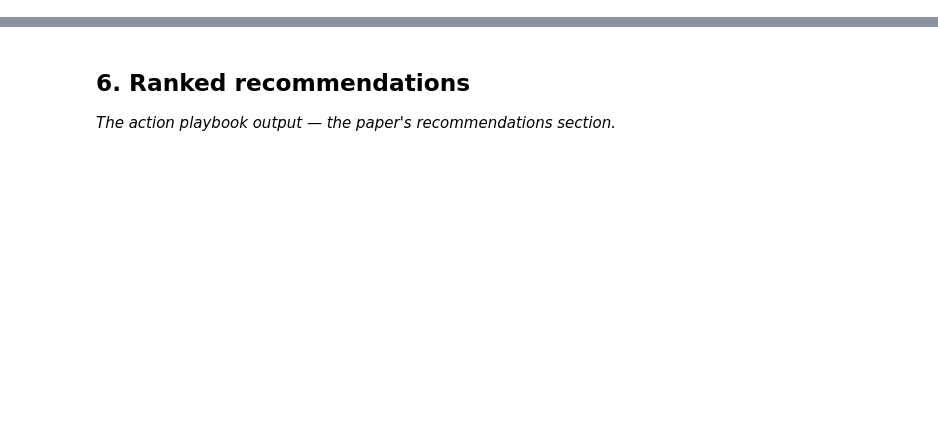
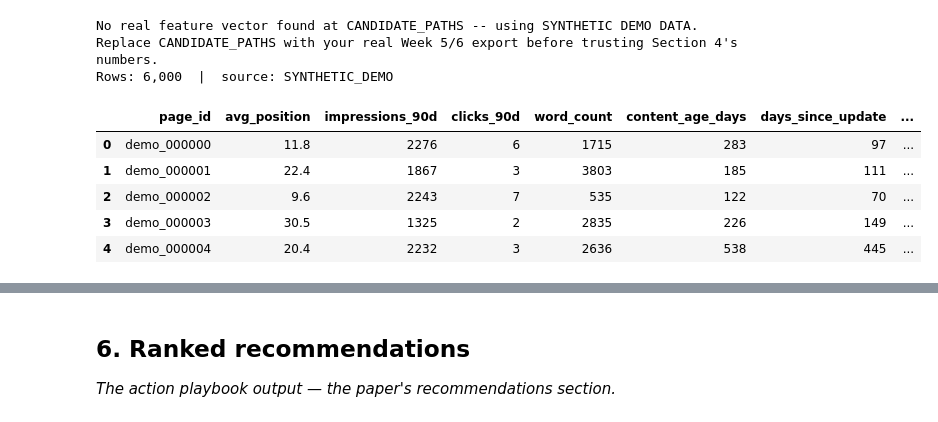
Before and after one commit to Trisha108-hub/flyrank-ml-internship, a Jupyter notebook: work/notebooks/capstone.ipynb, the cells around one changed output, grey strips where cells are left out. Cells and saved outputs as stored; diff of their text form; code cells hidden in the pictures; blank space fills up the shorter version.

```diff
--- a/work/notebooks/capstone.ipynb
+++ b/work/notebooks/capstone.ipynb
@@ -28,0 +74,71 @@ This skeleton is yours to fill. Work the sections **in order** — each one has
+# %%
+CANDIDATE_PATHS = [
+    DATA_DIR / "processed" / "active_content_features.parquet",
+    DATA_DIR / "processed" / "active_content_features.csv",
+    DATA_DIR / "active_content_features.csv",
+]
+
+def load_real_data():
+    for p in CANDIDATE_PATHS:
+        if p.exists():
+            df = pd.read_parquet(p) if p.suffix == ".parquet" else pd.read_csv(p)
+            print(f"Loaded real feature vector: {p} ({len(df):,} rows)")
+            return df, str(p)
+    return None, None
+
+def build_synthetic_demo(n=6000, seed=RANDOM_SEED):
+    """SYNTHETIC DEMO DATA — shaped to match the report's published bucket statistics
+    (Findings #1-#8) so this notebook runs end-to-end without the real export mounted here.
+    Not evidence. Every printed result below is labelled with `using_synthetic_demo_data`."""
+    rng = np.random.default_rng(seed)
+    intent = rng.choice(["transactional", "commercial", "informational", "navigational"],
+                         size=n, p=[0.20, 0.24, 0.55, 0.01])
+    competition = rng.choice(["LOW", "MEDIUM", "HIGH"], size=n, p=[0.79, 0.12, 0.09])
+    age = np.clip(rng.gamma(3.0, 90, size=n), 1, 1500).astype(int)
+    days_since_update = np.clip(age * rng.uniform(0.05, 1.0, size=n), 0, 1400).astype(int)
+    word_count = np.clip(rng.normal(2600, 1400, size=n), 150, 9000).astype(int)
+    position = np.clip(rng.gamma(2.2, 7.0, size=n), 1, 100)
+    impressions = np.clip(rng.lognormal(6.5, 1.6, size=n), 0, None).astype(int)
+    ctr_tier = np.select([position <= 3, position <= 10, position <= 20, position <= 50],
+                          [0.00423, 0.00339, 0.00325, 0.00163], default=0.00050)
+    clicks = np.clip(impressions * ctr_tier * rng.uniform(0.6, 1.4, size=n), 0, None).astype(int)
+    scroll_high = rng.random(n) < 0.25
+    indexed = rng.random(n) > 0.418
+
+    # Ground-truth-adjacent label: growth is more likely when younger, recently updated,
+    # better positioned, and longer -- mirrors Finding #1's direction, not its exact effect size.
+    growth_logit = (
+        -0.004 * age + -0.006 * days_since_update + -0.03 * position
+        + 0.00015 * word_count + rng.normal(0, 1.1, size=n)
+    )
+    is_growing = growth_logit > np.median(growth_logit)
+    trend = np.where(is_growing, "growing", "declining")
+
+    return pd.DataFrame({
+        "page_id": [f"demo_{i:06d}" for i in range(n)],
+        "avg_position": position.round(1), "impressions_90d": impressions, "clicks_90d": clicks,
+        "word_count": word_count, "content_age_days": age, "days_since_update": days_since_update,
+        "intent": intent, "competition": competition, "indexed": indexed,
+        "scroll_high": scroll_high, "trend_direction": trend,
+    })
+
+df, source_path = load_real_data()
+using_synthetic = df is None
+if using_synthetic:
+    print("No real feature vector found at CANDIDATE_PATHS -- using SYNTHETIC DEMO DATA.")
+    print("Replace CANDIDATE_PATHS with your real Week 5/6 export before trusting Section 4's numbers.")
+    df = build_synthetic_demo()
+    source_path = "SYNTHETIC_DEMO"
+
+print(f"Rows: {len(df):,}  |  source: {source_path}")
+df.head()
+# %% [output]
+No real feature vector found at CANDIDATE_PATHS -- using SYNTHETIC DEMO DATA.
+Replace CANDIDATE_PATHS with your real Week 5/6 export before trusting Section 4's numbers.
+Rows: 6,000  |  source: SYNTHETIC_DEMO
+|  | page_id | avg_position | impressions_90d | clicks_90d | word_count | content_age_days | days_since_update | ... |
+| 0 | demo_000000 | 11.8 | 2276 | 6 | 1715 | 283 | 97 | ... |
+| 1 | demo_000001 | 22.4 | 1867 | 3 | 3803 | 185 | 111 | ... |
+| 2 | demo_000002 | 9.6 | 2243 | 7 | 535 | 122 | 70 | ... |
+| 3 | demo_000003 | 30.5 | 1325 | 2 | 2835 | 226 | 149 | ... |
+| 4 | demo_000004 | 20.4 | 2232 | 3 | 2636 | 538 | 445 | ... |
```
Also changed, not shown: parts of 19 cells of this notebook.
